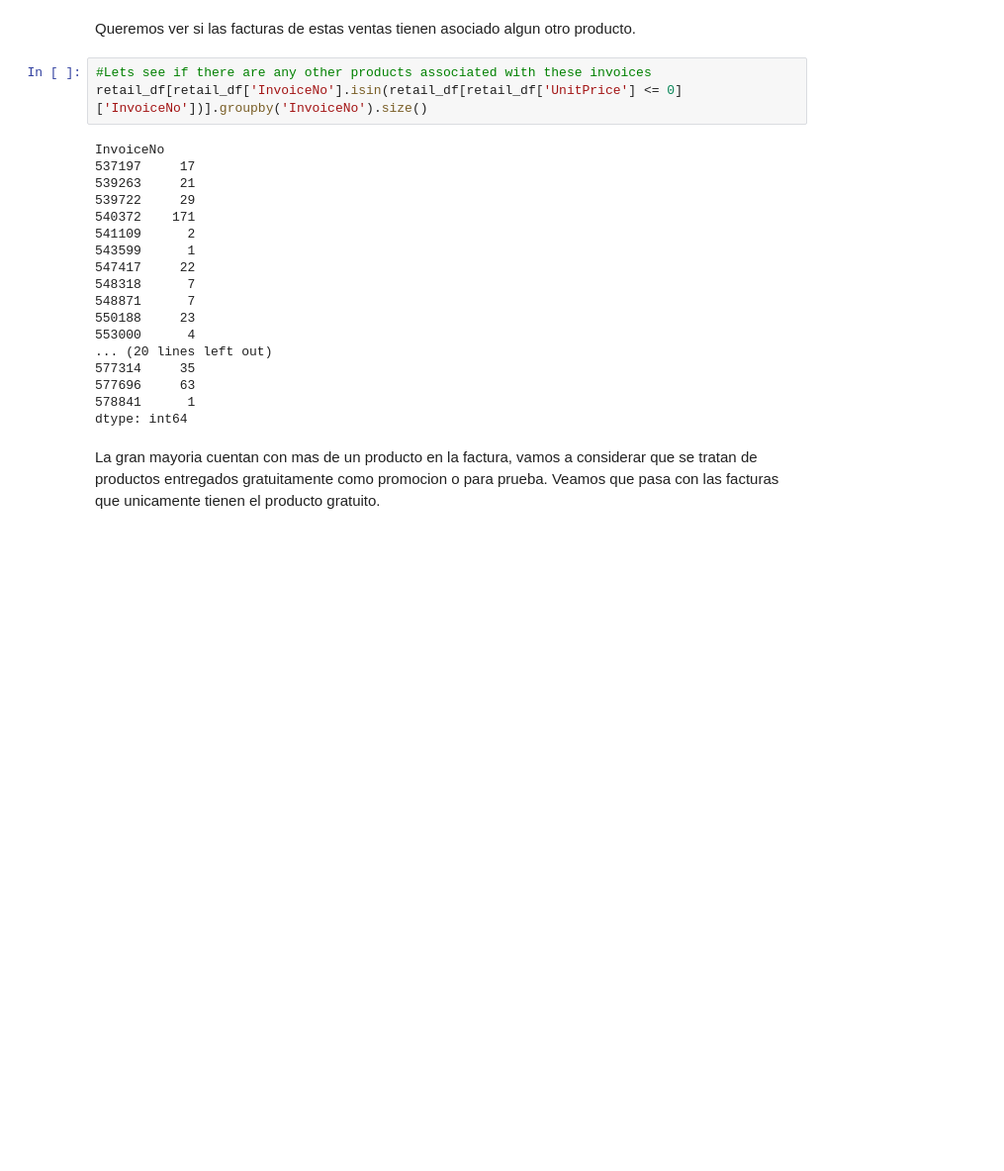
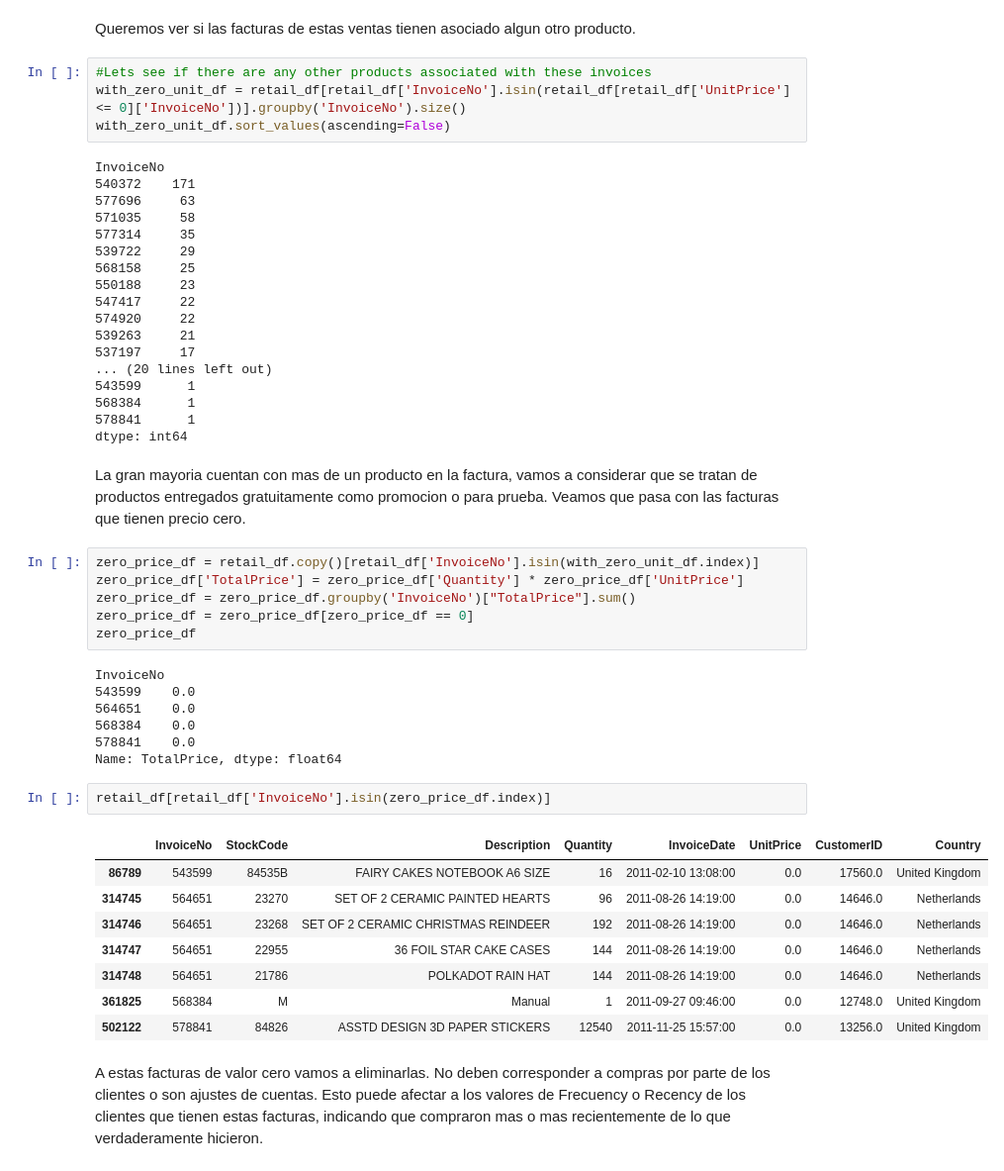
Before and after one commit to PulidoLuciano/RetailClustering, a Jupyter notebook: RetailClustering/notebooks/raw_visualization.ipynb, the cells around one changed output. Shown at 99% size. Drawn from its saved outputs; the diff is of its cells as text; blank space fills up the shorter version.

Commit message:
Set data cleaning in notebook

```diff
--- a/RetailClustering/notebooks/raw_visualization.ipynb
+++ b/RetailClustering/notebooks/raw_visualization.ipynb
@@ -362,24 +364,51 @@ retail_df[retail_df['UnitPrice'] <= 0]
 Queremos ver si las facturas de estas ventas tienen asociado algun otro producto.
 # %%
 #Lets see if there are any other products associated with these invoices
-retail_df[retail_df['InvoiceNo'].isin(retail_df[retail_df['UnitPrice'] <= 0]['InvoiceNo'])].groupby('InvoiceNo').size()
+with_zero_unit_df = retail_df[retail_df['InvoiceNo'].isin(retail_df[retail_df['UnitPrice'] <= 0]['InvoiceNo'])].groupby('InvoiceNo').size()
+with_zero_unit_df.sort_values(ascending=False)
 # %% [output]
 InvoiceNo
+540372    171
+577696     63
+571035     58
+577314     35
+539722     29
+568158     25
+550188     23
+547417     22
+574920     22
+539263     21
 537197     17
-539263     21
-539722     29
-540372    171
-541109      2
+... (20 lines left out)
 543599      1
-547417     22
-548318      7
-548871      7
-550188     23
-553000      4
-... (20 lines left out)
-577314     35
-577696     63
+568384      1
 578841      1
 dtype: int64
 # %% [markdown]
-La gran mayoria cuentan con mas de un producto en la factura, vamos a considerar que se tratan de productos entregados gratuitamente como promocion o para prueba. Veamos que pasa con las facturas que unicamente tienen el producto gratuito.
+La gran mayoria cuentan con mas de un producto en la factura, vamos a considerar que se tratan de productos entregados gratuitamente como promocion o para prueba. Veamos que pasa con las facturas que tienen precio cero.
+# %%
+zero_price_df = retail_df.copy()[retail_df['InvoiceNo'].isin(with_zero_unit_df.index)]
+zero_price_df['TotalPrice'] = zero_price_df['Quantity'] * zero_price_df['UnitPrice']
+zero_price_df = zero_price_df.groupby('InvoiceNo')["TotalPrice"].sum()
+zero_price_df = zero_price_df[zero_price_df == 0]
+zero_price_df
+# %% [output]
+InvoiceNo
+543599    0.0
+564651    0.0
+568384    0.0
+578841    0.0
+Name: TotalPrice, dtype: float64
+# %%
+retail_df[retail_df['InvoiceNo'].isin(zero_price_df.index)]
+# %% [output]
+|  | InvoiceNo | StockCode | Description | Quantity | InvoiceDate | UnitPrice | CustomerID | Country |
+| 86789 | 543599 | 84535B | FAIRY CAKES NOTEBOOK A6 SIZE | 16 | 2011-02-10 13:08:00 | 0.0 | 17560.0 | United Kingdom |
+| 314745 | 564651 | 23270 | SET OF 2 CERAMIC PAINTED HEARTS | 96 | 2011-08-26 14:19:00 | 0.0 | 14646.0 | Netherlands |
+| 314746 | 564651 | 23268 | SET OF 2 CERAMIC CHRISTMAS REINDEER | 192 | 2011-08-26 14:19:00 | 0.0 | 14646.0 | Netherlands |
+| 314747 | 564651 | 22955 | 36 FOIL STAR CAKE CASES | 144 | 2011-08-26 14:19:00 | 0.0 | 14646.0 | Netherlands |
+| 314748 | 564651 | 21786 | POLKADOT RAIN HAT | 144 | 2011-08-26 14:19:00 | 0.0 | 14646.0 | Netherlands |
+| 361825 | 568384 | M | Manual | 1 | 2011-09-27 09:46:00 | 0.0 | 12748.0 | United Kingdom |
+| 502122 | 578841 | 84826 | ASSTD DESIGN 3D PAPER STICKERS | 12540 | 2011-11-25 15:57:00 | 0.0 | 13256.0 | United Kingdom |
+# %% [markdown]
+A estas facturas de valor cero vamos a eliminarlas. No deben corresponder a compras por parte de los clientes o son ajustes de cuentas. Esto puede afectar a los valores de Frecuency o Recency de los clientes que tienen estas facturas, indicando que compraron mas o mas recientemente de lo que verdaderamente hicieron.
```
Also changed, not shown: parts of 10 cells of this notebook.
